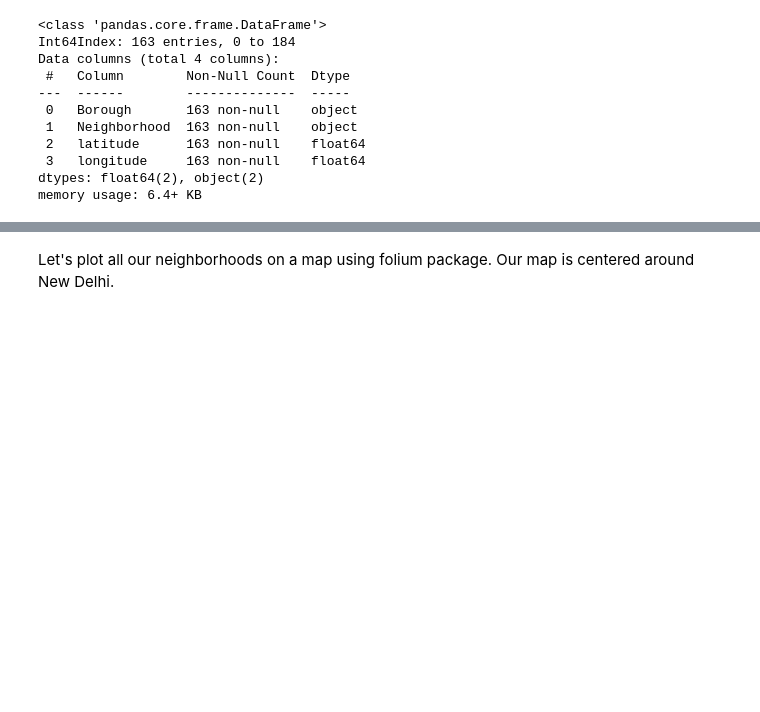
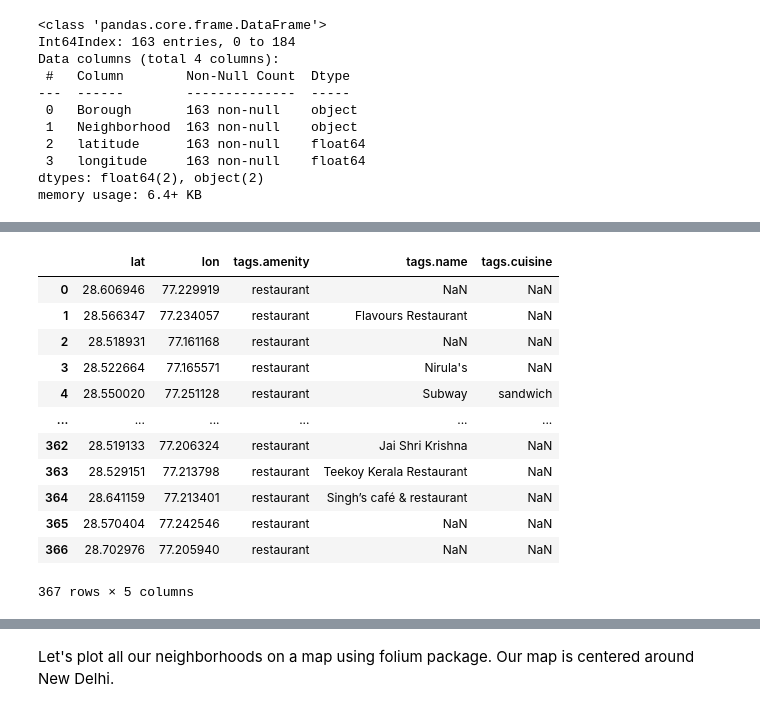
Before and after one commit to Priyanka4pc/Coursera_Capstone, a Jupyter notebook: Captstone Final Project.ipynb, the cells around one changed output, grey strips where cells are left out. Saved outputs shown, nothing was run; the diff lists cells and outputs as text; code cells hidden in the pictures; blank space fills up the shorter version.

```diff
--- a/Captstone Final Project.ipynb
+++ b/Captstone Final Project.ipynb
@@ -92,0 +387,13 @@ memory usage: 880.0+ bytes
+# %%
+overpass_url = "http://overpass-api.de/api/interpreter"
+overpass_query = """
+[out:json];
+area["ISO3166-2" = "IN-DL"][admin_level = 4];
+
+node["amenity"="restaurant"](area);
+out;
+"""
+response = requests.get(overpass_url,
+                        params={'data': overpass_query})
+data_restaurant = response.json()
+data_restaurant_df = json_normalize(data_restaurant['elements'])
@@ -92,0 +410,16 @@ memory usage: 880.0+ bytes
+# %%
+data_restaurant_df.filter(['lat','lon','tags.amenity','tags.name','tags.cuisine'])
+# %% [output]
+|  | lat | lon | tags.amenity | tags.name | tags.cuisine |
+| 0 | 28.606946 | 77.229919 | restaurant | NaN | NaN |
+| 1 | 28.566347 | 77.234057 | restaurant | Flavours Restaurant | NaN |
+| 2 | 28.518931 | 77.161168 | restaurant | NaN | NaN |
+| 3 | 28.522664 | 77.165571 | restaurant | Nirula's | NaN |
+| 4 | 28.550020 | 77.251128 | restaurant | Subway | sandwich |
+| ... | ... | ... | ... | ... | ... |
+| 362 | 28.519133 | 77.206324 | restaurant | Jai Shri Krishna | NaN |
+| 363 | 28.529151 | 77.213798 | restaurant | Teekoy Kerala Restaurant | NaN |
+| 364 | 28.641159 | 77.213401 | restaurant | Singh’s café & restaurant | NaN |
+| 365 | 28.570404 | 77.242546 | restaurant | NaN | NaN |
+| 366 | 28.702976 | 77.205940 | restaurant | NaN | NaN |
+367 rows × 5 columns
```
Also changed, not shown: parts of 50 cells of this notebook.
